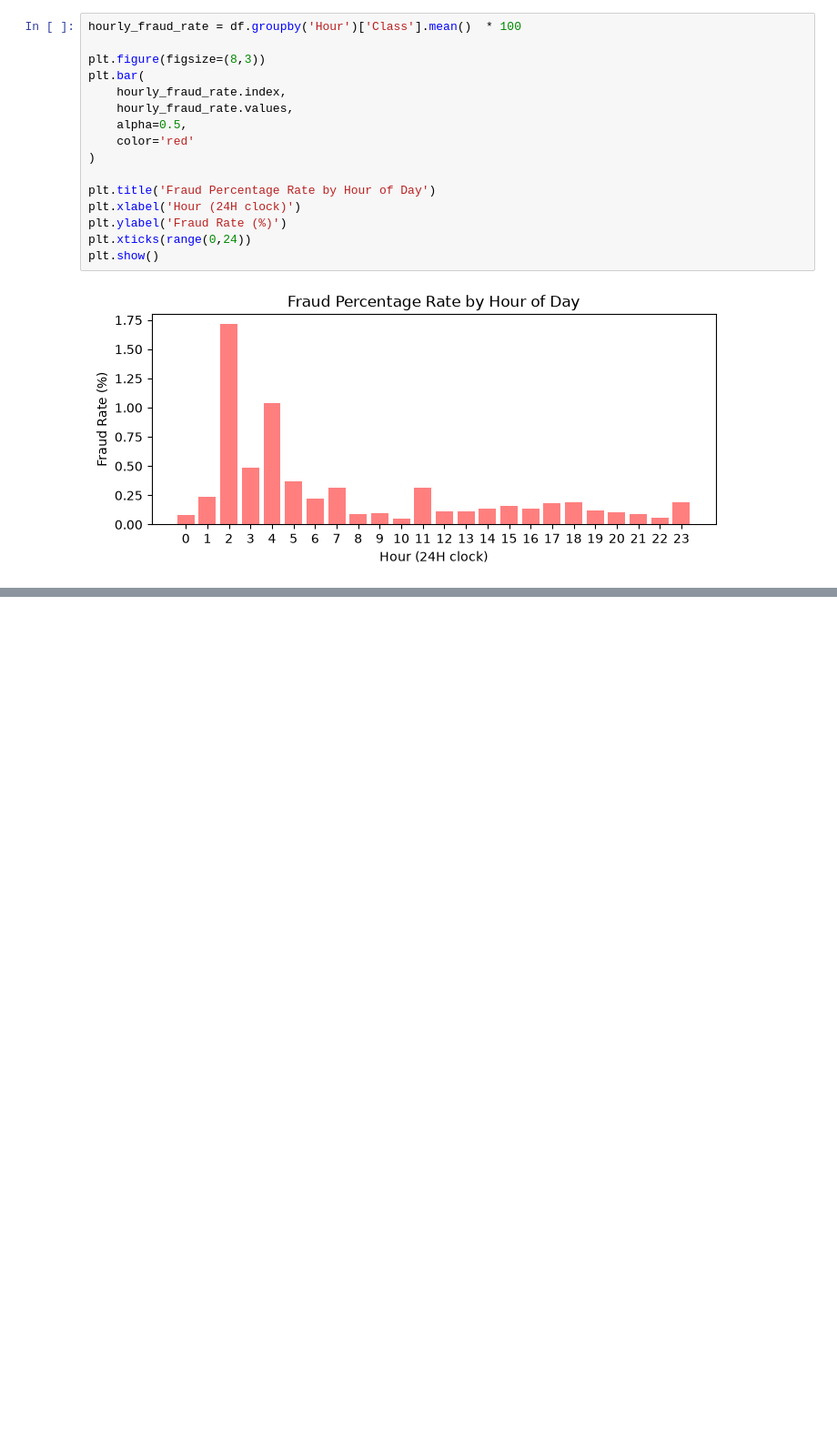
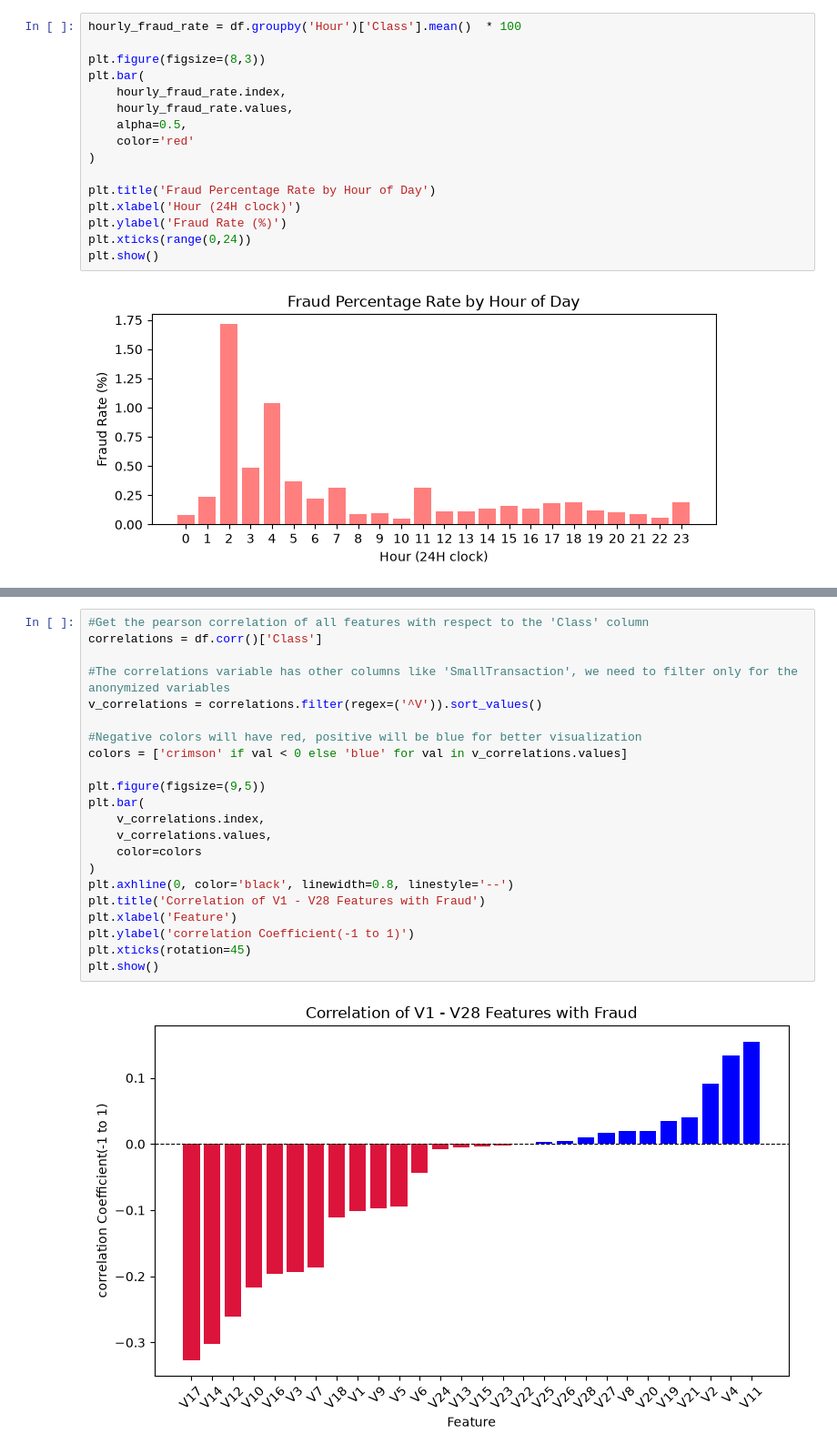
Before and after one commit to Frank-J1/credit_card_fraud, a Jupyter notebook: 01_eda.ipynb, the cells around one changed output, grey strips where cells are left out. Shown at 91% size. Saved outputs shown, nothing was run; the diff lists cells and outputs as text; blank space fills up the shorter version.

Commit message:
Found which features (v1-v28) correlate the strongest to being fraudelent

```diff
--- a/01_eda.ipynb
+++ b/01_eda.ipynb
@@ -197,0 +212,24 @@ plt.show()
+# %%
+#Get the pearson correlation of all features with respect to the 'Class' column
+correlations = df.corr()['Class']
+
+#The correlations variable has other columns like 'SmallTransaction', we need to filter only for the anonymized variables
+v_correlations = correlations.filter(regex=('^V')).sort_values()
+
+#Negative colors will have red, positive will be blue for better visualization
+colors = ['crimson' if val < 0 else 'blue' for val in v_correlations.values]
+
+plt.figure(figsize=(9,5))
+plt.bar(
+    v_correlations.index,
+    v_correlations.values,
+    color=colors
+)
+plt.axhline(0, color='black', linewidth=0.8, linestyle='--')
+plt.title('Correlation of V1 - V28 Features with Fraud')
+plt.xlabel('Feature')
+plt.ylabel('correlation Coefficient(-1 to 1)')
+plt.xticks(rotation=45)
+plt.show()
+# %% [output]
+[figure, added]
```
Also changed, not shown: parts of 2 cells of this notebook.
